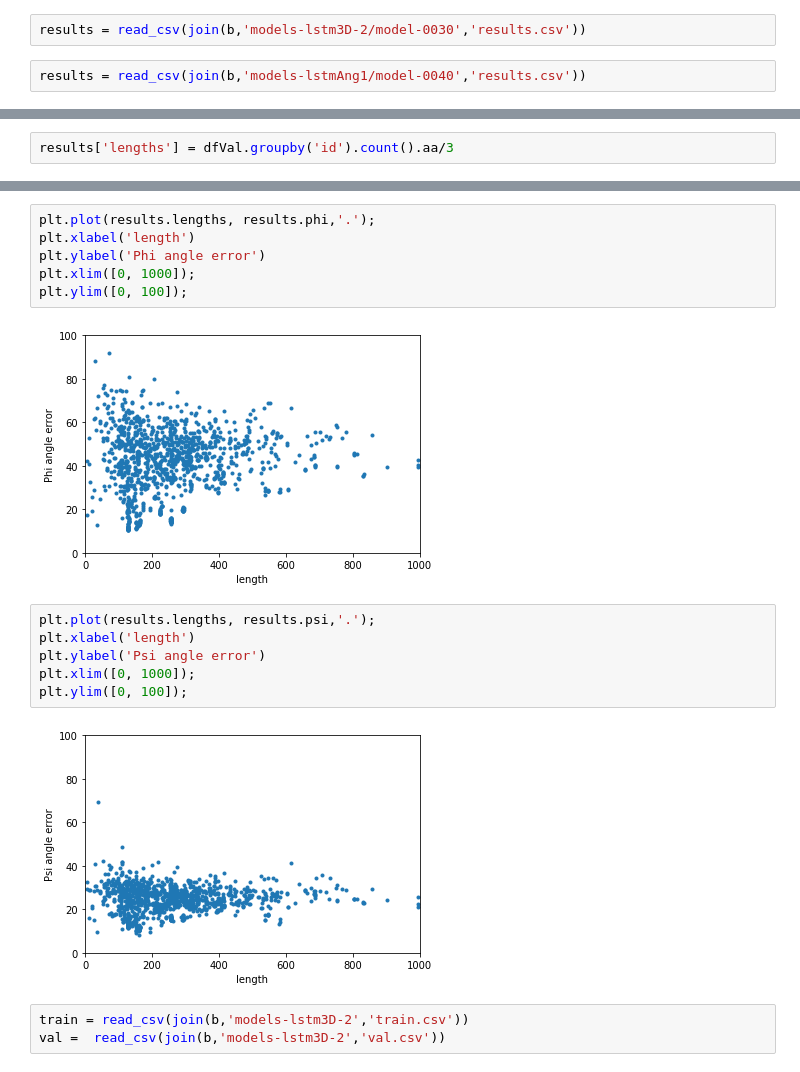
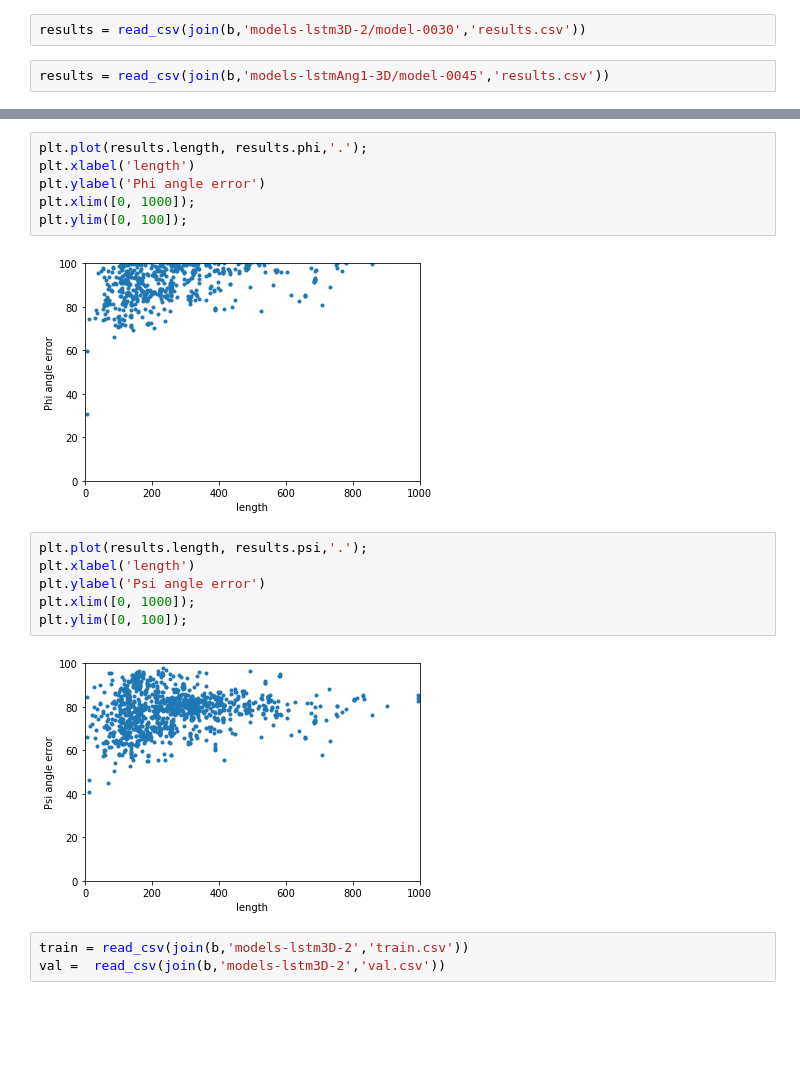
Before and after one commit to sofroniewn/ml-proteins, a Jupyter notebook: pdb-analyze.ipynb, the cells around one changed output, grey strips where cells are left out. Saved outputs shown, nothing was run; the diff lists cells and outputs as text; blank space fills up the shorter version.

```diff
--- a/pdb-analyze.ipynb
+++ b/pdb-analyze.ipynb
@@ -12,7 +12,7 @@ from pandas import DataFrame
 # %%
 results = read_csv(join(b,'models-lstm3D-2/model-0030','results.csv'))
 # %%
-results = read_csv(join(b,'models-lstmAng1/model-0040','results.csv'))
+results = read_csv(join(b,'models-lstmAng1-3D/model-0045','results.csv'))
 # %%
 results
 # %% [output]
@@ -47,4 +48,2 @@ psi            24.285404
 dtype: float64
-# %%
-results['lengths'] = dfVal.groupby('id').count().aa/3
 # %%
@@ -106,19 +105,19 @@ plt.ylim([0, 100]);
 # %%
-plt.plot(results.lengths, results.phi,'.');
+plt.plot(results.length, results.phi,'.');
 plt.xlabel('length')
 plt.ylabel('Phi angle error')
 plt.xlim([0, 1000]);
 plt.ylim([0, 100]);
 # %% [output]
-[figure, old version]
+[figure, new version]
 # %%
-plt.plot(results.lengths, results.psi,'.');
+plt.plot(results.length, results.psi,'.');
 plt.xlabel('length')
 plt.ylabel('Psi angle error')
 plt.xlim([0, 1000]);
 plt.ylim([0, 100]);
 # %% [output]
-[figure, old version]
+[figure, new version]
 # %%
 train = read_csv(join(b,'models-lstm3D-2','train.csv'))
 val =  read_csv(join(b,'models-lstm3D-2','val.csv'))
```
Also changed, not shown: parts of 38 cells of this notebook, 3 other files.
